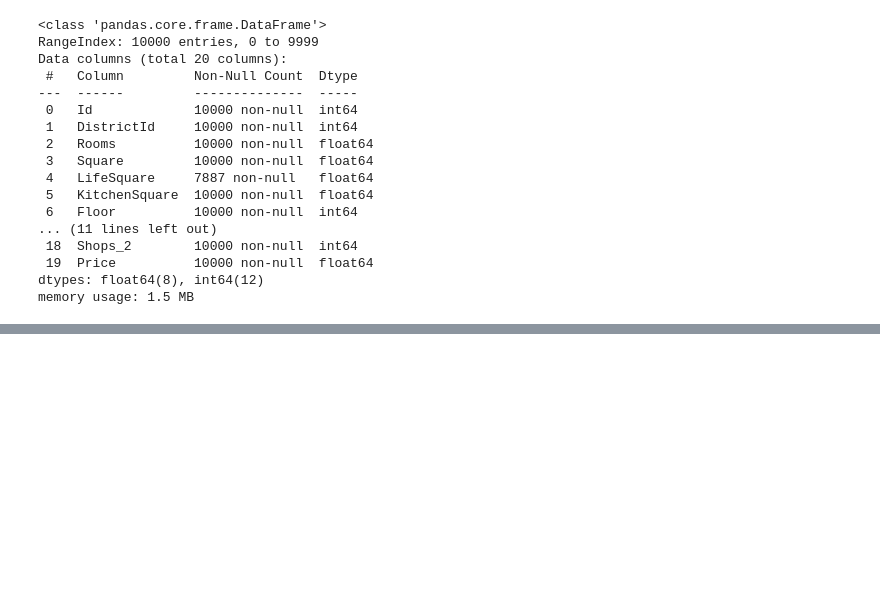
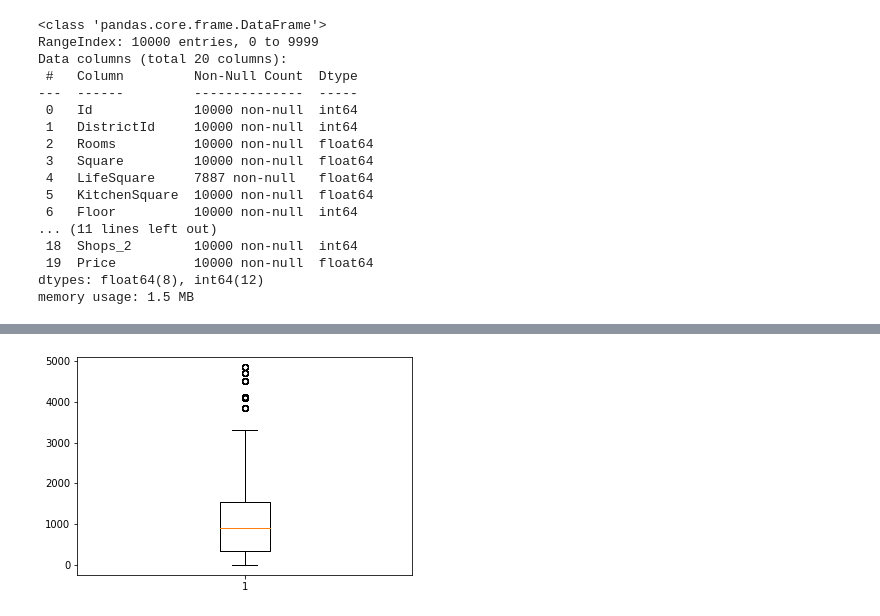
Before and after one commit to vinalyan/pytonDS, a Jupyter notebook: Kozhemyakin_Vitaliy_Kurs_PythonDS.ipynb, the cells around one changed output, grey strips where cells are left out. Cells and saved outputs as stored; diff of their text form; code cells hidden in the pictures; blank space fills up the shorter version.

```diff
--- a/Kozhemyakin_Vitaliy_Kurs_PythonDS.ipynb
+++ b/Kozhemyakin_Vitaliy_Kurs_PythonDS.ipynb
@@ -87,0 +214,5 @@ memory usage: 1.5 MB
+# %%
+plt.boxplot(df.Healthcare_1[df.Healthcare_1.isna() == False])
+plt.show()
+# %% [output]
+[figure, added]
```
Also changed, not shown: parts of 28 cells of this notebook.
